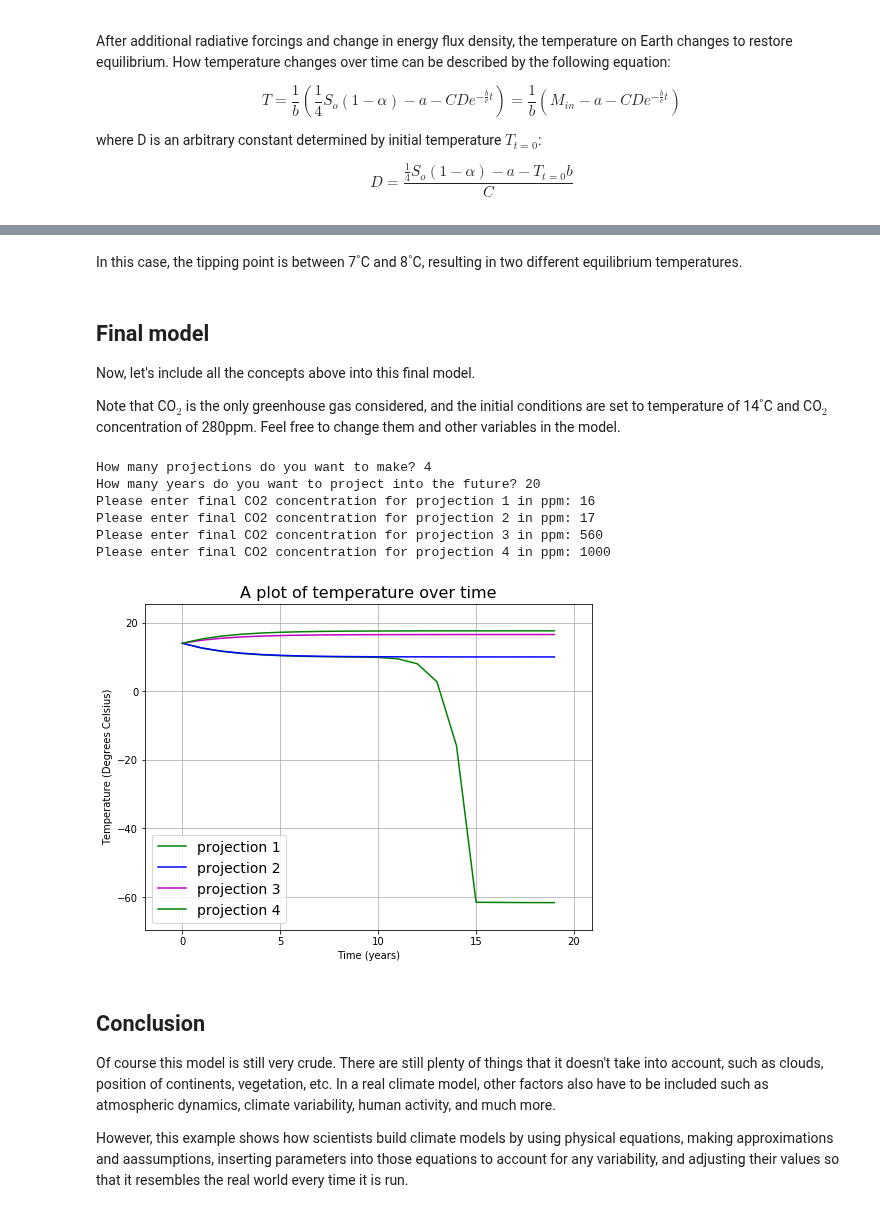
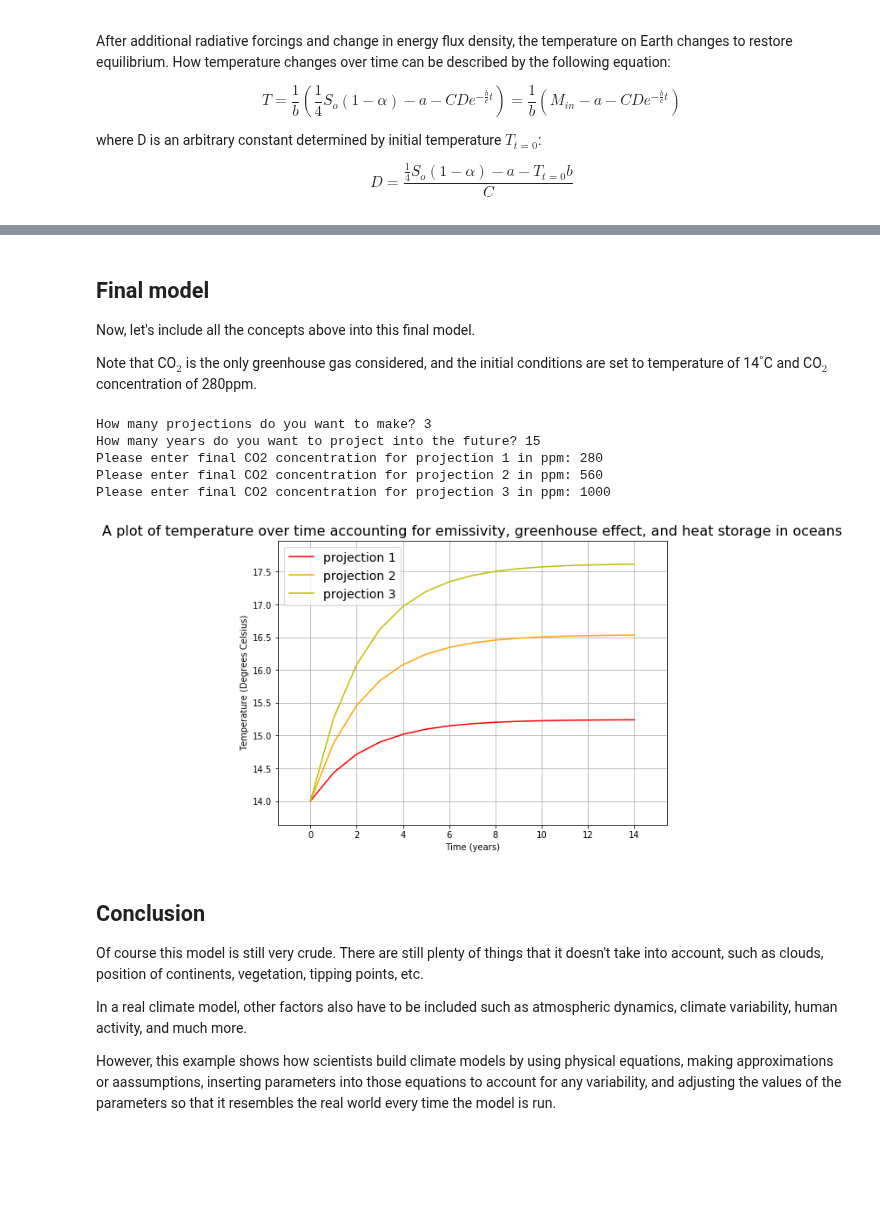
Before and after one commit to primer-computational-mathematics/book, a Jupyter notebook: _sources/geosciences/Climate_Model.ipynb, the cells around one changed output, grey strips where cells are left out. Drawn from its saved outputs; the diff is of its cells as text; code cells hidden in the pictures; blank space fills up the shorter version.

```diff
--- a/_sources/geosciences/Climate_Model.ipynb
+++ b/_sources/geosciences/Climate_Model.ipynb
@@ -203,15 +192,16 @@ When emissivity = 0.62, a=195 W/m2 and b=2 W/m2˚C.
 # %%
 # define function for calculating T_C with a given emissivity
-def find_TC(e, s=5.67e-8, T_o=273, S_o=1365, al=0.3):
+def greenhouse_TC(al, s=5.67e-8, T_o=273, S_o=1365, e=0.62):
     a = e * s * T_o**4
     b = 4 * e * s * T_o**3
     return (0.25*S_o*(1-al)-a)/b
 
-print("Accounting for greenhouse effect, when emissivity is 0.62, temperature now is %.d˚C" % (find_TC(0.62)))
+print("When emissivity=0.62 and albedo=0.3, accounting for greenhouse effect, temperature on Earth becomes %.d˚C"
+     % (greenhouse_TC(0.3)))
 
-# make a list of emissivity between 0.01 and 1
-e = np.array([0.01*i for i in range(1, 101)])
-T_C = find_TC(e)
+# make a list of emissivity between 0 and 1
+al = np.array([0.01*i for i in range(101)])
+T_C = greenhouse_TC(al)
 
 # set up figure
 fig = plt.figure(figsize=(8, 6))
@@ -219,11 +209,11 @@ ax1 = fig.add_subplot(111)
 ax1.margins(0.1)
 
 # plot figure
-ax1.plot(e, T_C, 'k')
-ax1.plot(e[61], T_C[61], 'ro', label='emissivity=%.2f, temperature=%.d˚C' % (e[61], T_C[61]))
-ax1.set_xlabel('Emissivity')
+ax1.plot(al, T_C, 'k')
+ax1.plot(al[29], T_C[29], 'ro', label='albedo=%.1f, temperature=%.d˚C' % (al[29], T_C[29]))
+ax1.set_xlabel('Albedo')
 ax1.set_ylabel('Temperature (Degrees Celsius)')
-ax1.set_title('A plot of temperature vs emissivity when albedo=0.3 including greenhouse effect', fontsize=16)
+ax1.set_title('A plot of temperature vs albedo when emissivity=0.62 including greenhouse effect', fontsize=16)
 ax1.legend(loc='best', fontsize=14)
 ax1.grid(True)
 # %% [output]
@@ -432,31 +295,21 @@ ax1.grid(True)
-# %% [markdown]
-In this case, the tipping point is between 7˚C and 8˚C, resulting in two different equilibrium temperatures.
 # %% [markdown]
 ## Final model
 
 Now, let's include all the concepts above into this final model.
 
-Note that CO$_2$ is the only greenhouse gas considered, and the initial conditions are set to temperature of 14˚C and CO$_2$ concentration of 280ppm. Feel free to change them and other variables in the model.
+Note that CO$_2$ is the only greenhouse gas considered, and the initial conditions are set to temperature of 14˚C and CO$_2$ concentration of 280ppm.
 # %%
-def simple_model(final_co2, years, current_temp=14, current_co2=280, e=0.62, S_o=1365, T_o=273, s=5.67e-8, f=0.7, d=70, p=1025, c=4200):
+def simple_model(final_co2, years, current_temp=14, current_co2=280, al=0.3, e=0.62, S_o=1365, T_o=273, s=5.67e-8, f=0.7, d=70, p=1025, c=4200):
     temperature = [14] # store initial and calculated temperature into a list
     t = 0 # counter
     total_t = years # counter limit
-    al = 0.3 # initial albedo
-    dM = 5.35 * np.log(final_co2/current_co2)
+    dM = 5.35 * np.log(final_co2/current_co2) # simplified approximation of radiative forcing from CO2
     C = f * d * p * c
     a = e * s * T_o**4
     b = 4 * e * s * T_o**3
     while t < total_t:
         t += 1
         seconds = t * 3600 * 24 * 365.25 # convert years to seconds
-        # ice albedo effect + tipping point
-        if temperature[-1] <= -10:
-            al = 0.9
-        elif temperature[-1] >= 10:
-            al = 0.3
-        else:
-            al = 0.9 - (0.9-0.3)*(temperature[-1]+10)/(20)
         M = 0.25*S_o*(1-al) + dM
         # substitute into differential equation
         D = (M-a-current_temp*b)/(C)
@@ -470,51 +323,50 @@ time = int(input("How many years do you want to project into the future? "))
 all_CO2_conc = [] # create list for all CO2 concentration
 
 for i in range(num): # ask user for CO2 concentration
     CO2_conc = int(input("Please enter final CO2 concentration for projection %.d in ppm: " % (i+1)))
     all_CO2_conc.append(CO2_conc) # add user input into list
 
 all_CO2_conc = np.array(all_CO2_conc)
 
 projections = {} # create dictionary to store temperature data over time
 for i in range(len(all_CO2_conc)):
-    projections['CO2 concentration='+str(all_CO2_conc[i])]=[]
+    projections['CO2 concentration='+str(all_CO2_conc[i])]=[] # indexed by CO2 concentration
     for j in range(time):
         projections['CO2 concentration='+str(all_CO2_conc[i])].append(simple_model(all_CO2_conc[i], time)[j])
 
 
 # set up figure
 fig = plt.figure(figsize=(8, 6))
 ax1 = fig.add_subplot(111)
 ax1.margins(0.1)
 
 t = np.array([i for i in range(time)]) # make an array of years for plotting
 
 colour = ['r', 'orange', 'y', 'g', 'b', 'purple', 'c', 'm', 'k'] # create a list of colours to choose from
 
 # plot figure
-import random
-
 for i in range(len(all_CO2_conc)):
-    ax1.plot(t, projections['CO2 concentration='+str(all_CO2_conc[i])], random.choice(colour), label='projection %.d' % (i+1))
+    ax1.plot(t, projections['CO2 concentration='+str(all_CO2_conc[i])], colour[i], label='projection %.d' % (i+1))
 ax1.set_xlabel('Time (years)')
 ax1.set_ylabel('Temperature (Degrees Celsius)')
-ax1.set_title('A plot of temperature over time', fontsize=16)
+ax1.set_title('A plot of temperature over time accounting for emissivity, greenhouse effect, and heat storage in oceans', fontsize=16)
 ax1.legend(loc='best', fontsize=14)
 ax1.grid(True)
 # %% [output]
-How many projections do you want to make? 4
-How many years do you want to project into the future? 20
-Please enter final CO2 concentration for projection 1 in ppm: 16
-Please enter final CO2 concentration for projection 2 in ppm: 17
-Please enter final CO2 concentration for projection 3 in ppm: 560
-Please enter final CO2 concentration for projection 4 in ppm: 1000
+How many projections do you want to make? 3
+How many years do you want to project into the future? 15
+Please enter final CO2 concentration for projection 1 in ppm: 280
+Please enter final CO2 concentration for projection 2 in ppm: 560
+Please enter final CO2 concentration for projection 3 in ppm: 1000
-[figure, old version]
+[figure, new version]
 # %% [markdown]
 ## Conclusion
 
-Of course this model is still very crude. There are still plenty of things that it doesn't take into account, such as clouds, position of continents, vegetation, etc. In a real climate model, other factors also have to be included such as atmospheric dynamics, climate variability, human activity, and much more.
+Of course this model is still very crude. There are still plenty of things that it doesn't take into account, such as clouds, position of continents, vegetation, tipping points, etc.
 
-However, this example shows how scientists build climate models by using physical equations, making approximations and aassumptions, inserting parameters into those equations to account for any variability, and adjusting their values so that it resembles the real world every time it is run.
+In a real climate model, other factors also have to be included such as atmospheric dynamics, climate variability, human activity, and much more.
+
+However, this example shows how scientists build climate models by using physical equations, making approximations or aassumptions, inserting parameters into those equations to account for any variability, and adjusting the values of the parameters so that it resembles the real world every time the model is run.
 # %% [markdown]
 ### References
 
```
Also changed, not shown: parts of 18 cells of this notebook, 14 other files.
